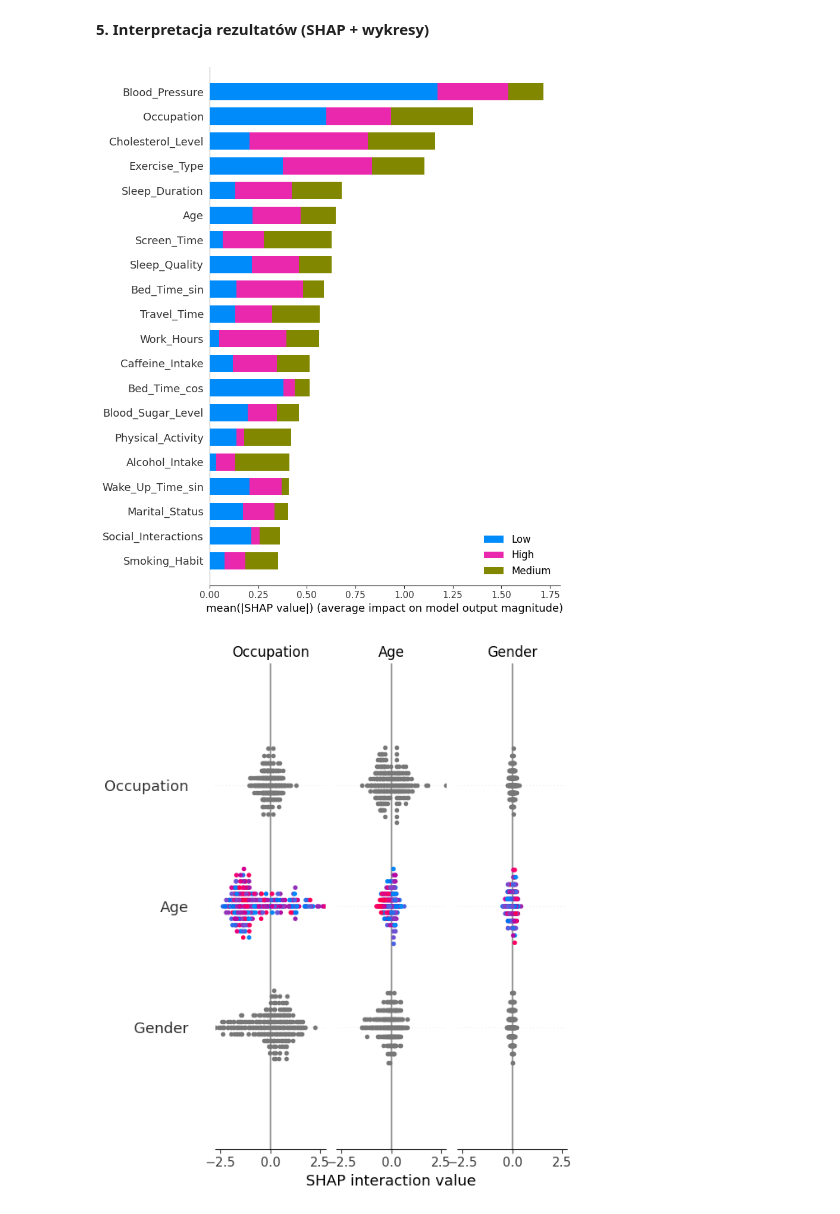
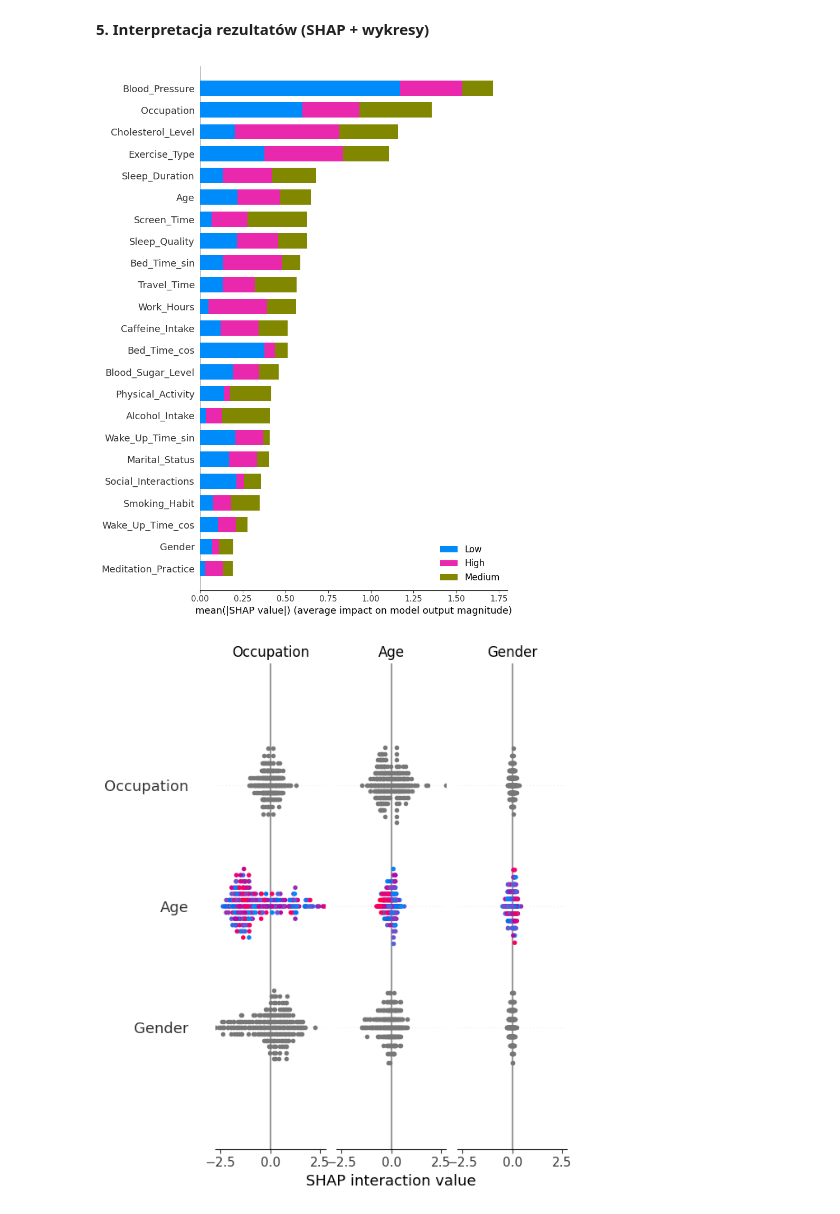
Before and after one commit to Sumitjadhav5004/ML-Stress-Prediction, a Jupyter notebook: stress_prediction.ipynb, the cells around one changed output. Drawn from its saved outputs; the diff is of its cells as text; code cells hidden in the pictures.

Commit message:
added argument to show more features on shap graph

```diff
--- a/stress_prediction.ipynb
+++ b/stress_prediction.ipynb
@@ -229,13 +229,13 @@ Best hyperparameters: {'n_estimators': 76, 'max_depth': 10, 'min_child_weight':
 # %%
 explainer = shap.TreeExplainer(model)
 shap_values = explainer.shap_values(X_test)
 
 # shap.summary_plot(shap_values, X_test)
-shap.summary_plot(shap_values, X_test, plot_type="bar",
+shap.summary_plot(shap_values, X_test, plot_type="bar", max_display=50,
                   class_names=[LABEL_TO_STRESS_LEVEL[i] for i in range(len(LABEL_TO_STRESS_LEVEL))]
                   )  # TODO: Preetify the plot and class names display order / change the plot type
 # %% [output]
-[figure, old version]
+[figure, new version]
 # %%
 shap.summary_plot(shap_values, X_test)
 # %% [output]
```
Also changed, not shown: parts of 1 cell of this notebook.
